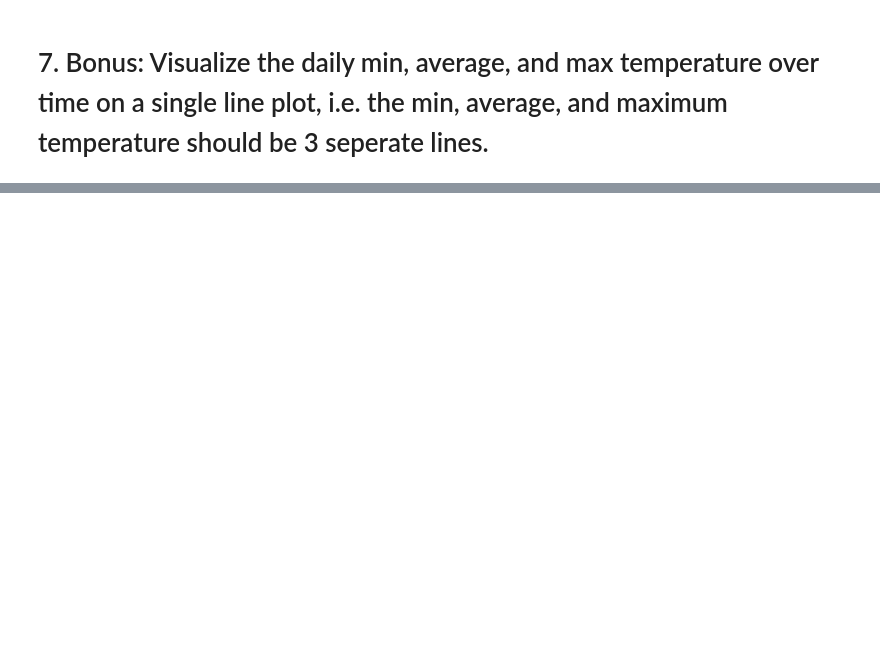
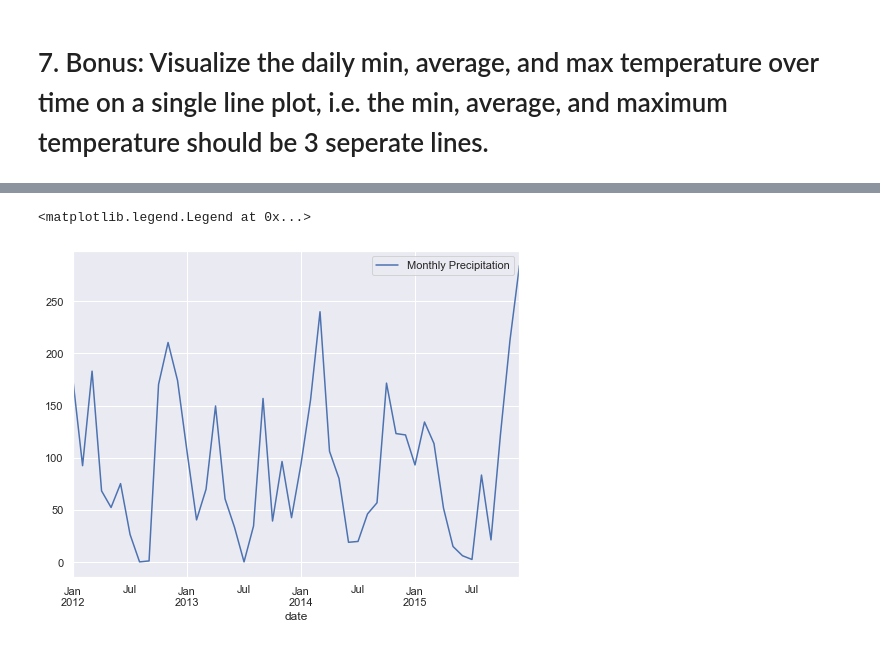
Before and after one commit to LinhQuach13/time-series-exercises, a Jupyter notebook: working_with_time_series.ipynb, the cells around one changed output, grey strips where cells are left out. Saved outputs shown, nothing was run; the diff lists cells and outputs as text; code cells hidden in the pictures; blank space fills up the shorter version.

```diff
--- a/working_with_time_series.ipynb
+++ b/working_with_time_series.ipynb
@@ -174,0 +224,7 @@ seattle_df= data.seattle_weather()
+# %%
+# Visualize without raw precipitation data
+seattle_df.resample('M').sum().precipitation.plot(label= 'Monthly Precipitation')
+plt.legend()
+# %% [output]
+<matplotlib.legend.Legend at 0x...>
+[figure, added]
```
Also changed, not shown: parts of 56 cells of this notebook.
